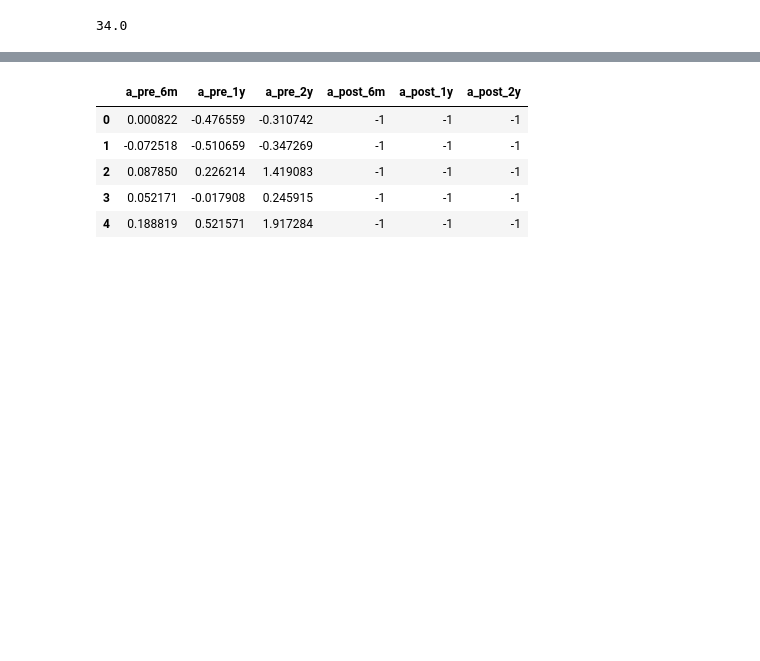
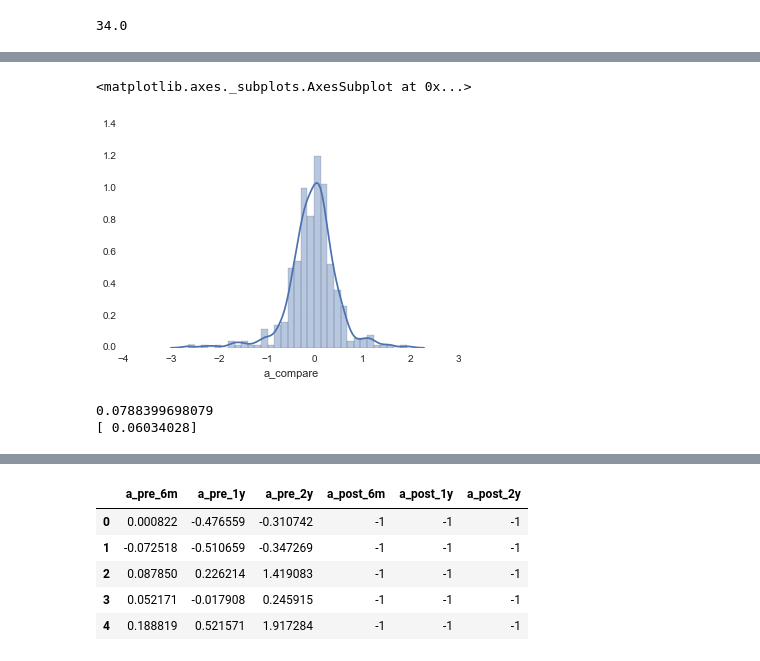
Before and after one commit to zfcousens/med_deals, a Jupyter notebook: Acquirer.ipynb, the cells around one changed output, grey strips where cells are left out. Cells and saved outputs as stored; diff of their text form; code cells hidden in the pictures; blank space fills up the shorter version.

```diff
--- a/Acquirer.ipynb
+++ b/Acquirer.ipynb
@@ -358,0 +284,5 @@ False
+# %%
+t_growth = df.dropna(subset = ['t_growth_spike'])
+outlier = max(t_growth.t_growth_spike)
+df[df.t_growth_spike == outlier][df.columns[0:25]]
+#Very unlikely, remove from data
@@ -358,0 +293,4 @@ False
+# %%
+badval = df[df.t_growth_spike == outlier].index
+df = df[df.index != badval]
+df.reset_index(drop=True, inplace=True)
@@ -358,0 +318,20 @@ False
+# %%
+a_pre_dif = []
+a_post_dif = []
+a_compare = []
+t_pre_dif = []
+t_spike_dif = []
+t_compare = []
+for a_pre, sp_pre, a_post, sp_post, t_pre, sp_t_pre, t_spike, sp_t_spike in zip(df.a_growth_pre, df.sp_growth_pre, df.a_growth_post, df.sp_growth_post, df.t_growth_pre, df.sp_t_growth_pre, df.t_growth_spike, df.sp_t_growth_spike):
+    a_pre_dif.append(a_pre - sp_pre)
+    a_post_dif.append(a_post - sp_post)
+    a_compare.append((a_post - sp_post) - (a_pre - sp_pre))
+    t_pre_dif.append(t_pre - sp_t_pre)
+    t_spike_dif.append(t_spike - sp_t_spike)
+    t_compare.append((t_spike - sp_t_spike) - (t_pre - sp_t_pre))
+df['a_pre_dif'] = a_pre_dif
+df['a_post_dif'] = a_post_dif
+df['a_compare'] = a_compare
+df['t_pre_dif'] = t_pre_dif
+df['t_spike_dif'] = t_spike_dif
+df['t_compare'] = t_compare
@@ -358,0 +351,20 @@ False
+# %%
+acquirer_compare = df.dropna(subset = ['a_compare'])
+sns.distplot(acquirer_compare.a_compare)
+# %% [output]
+<matplotlib.axes._subplots.AxesSubplot at 0x...>
+[figure, added]
+# %%
+df_a_correlation = df.dropna(subset = ['a_post_dif', 'a_pre_dif'])
+LinModel = LinearRegression()
+lin = smf.ols('a_post_dif ~ a_pre_dif', df_a_correlation)
+acq_lin = lin.fit()
+print acq_lin.pvalues['a_pre_dif']
+#a_post_dif_pred = acq_lin.predict(df_a_correlation.a_pre_dif)
+y = df_a_correlation['a_post_dif']
+x = df_a_correlation[['a_pre_dif']]
+yhat = LinModel.fit(x,y).predict(x)
+print LinModel.coef_
+# %% [output]
+0.0788399698079
+[ 0.06034028]
```
Also changed, not shown: parts of 40 cells of this notebook.
